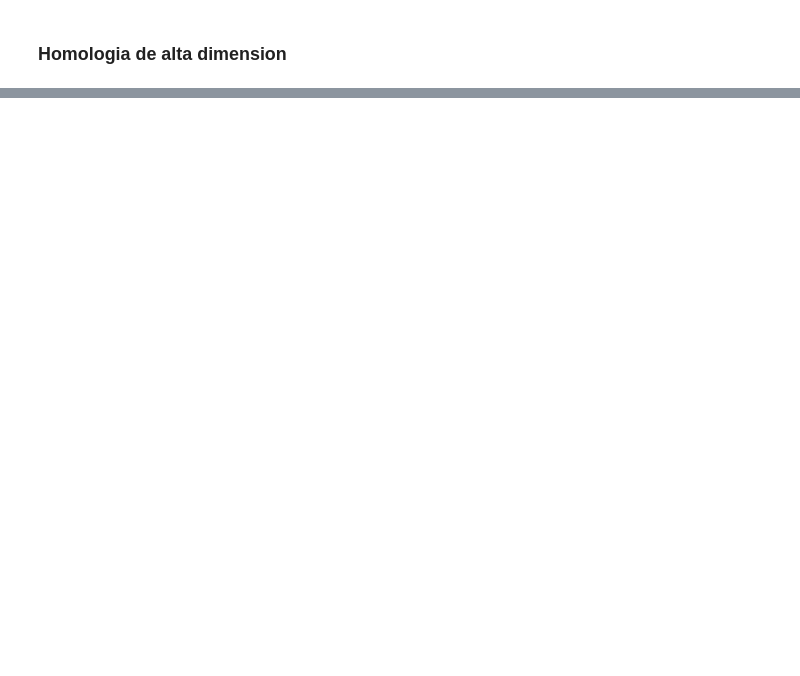
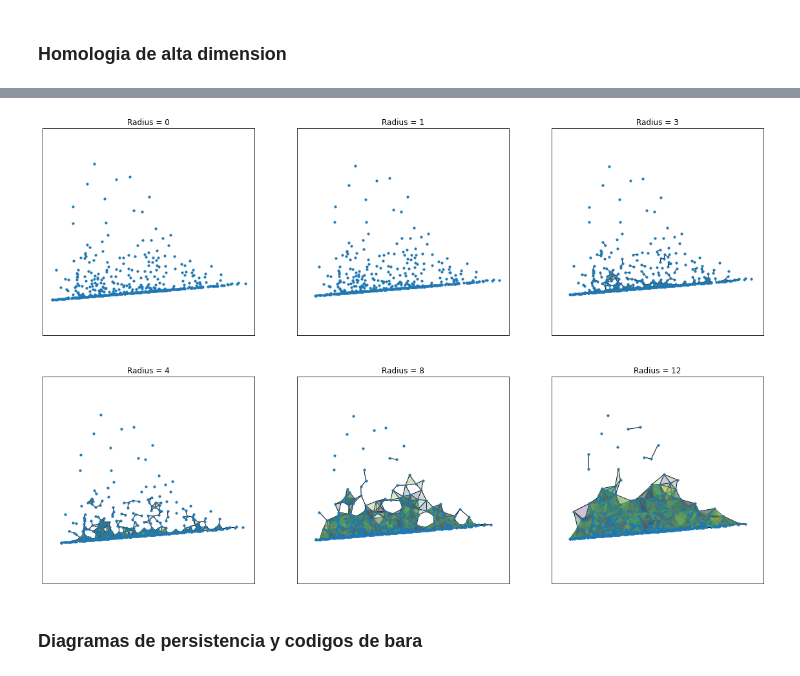
Before and after one commit to WizenPainter/reto-ma2007b, a Jupyter notebook: noaa_ai_workshop/IntroNotebooks/05-Challenge.ipynb, the cells around one changed output, grey strips where cells are left out. Saved outputs shown, nothing was run; the diff lists cells and outputs as text; code cells hidden in the pictures; blank space fills up the shorter version.

Commit message:
Finalizacion de simplejos, homologia y codigos de bara

```diff
--- a/noaa_ai_workshop/IntroNotebooks/05-Challenge.ipynb
+++ b/noaa_ai_workshop/IntroNotebooks/05-Challenge.ipynb
@@ -404,23 +409,29 @@ plt.show()
 # %%
 plt.figure(figsize = (20,20))
+rs = [0,1,3,4,8,12]
+pos = {n:sample[n,:] for n in range(len(sample))}
 
 for (j,r) in enumerate(rs):
     G, two_spx_list = create_2_dim_simplicial_complex(D,r)
     patches = []
 
     for i,spx in enumerate(two_spx_list):
         position_array = np.array([[pos[vert][0],pos[vert][1]] for vert in spx])
         polygon = Polygon(position_array, True)
         patches.append(polygon)
 
     ax = plt.subplot(3,3,j+1)
     nx.draw_networkx(G, pos = pos, with_labels = False,node_size = 10)
     colors = 100*np.random.rand(len(patches))
     p = PatchCollection(patches, alpha=0.1)
     p.set_array(np.array(colors))
     ax.add_collection(p)
 
     plt.axis('equal')
     plt.title('Radius = '+str(r))
 
 plt.show()
+# %% [output]
+[figure, added]
+# %% [markdown]
+### Diagramas de persistencia y codigos de bara
```
Also changed, not shown: parts of 16 cells of this notebook.
